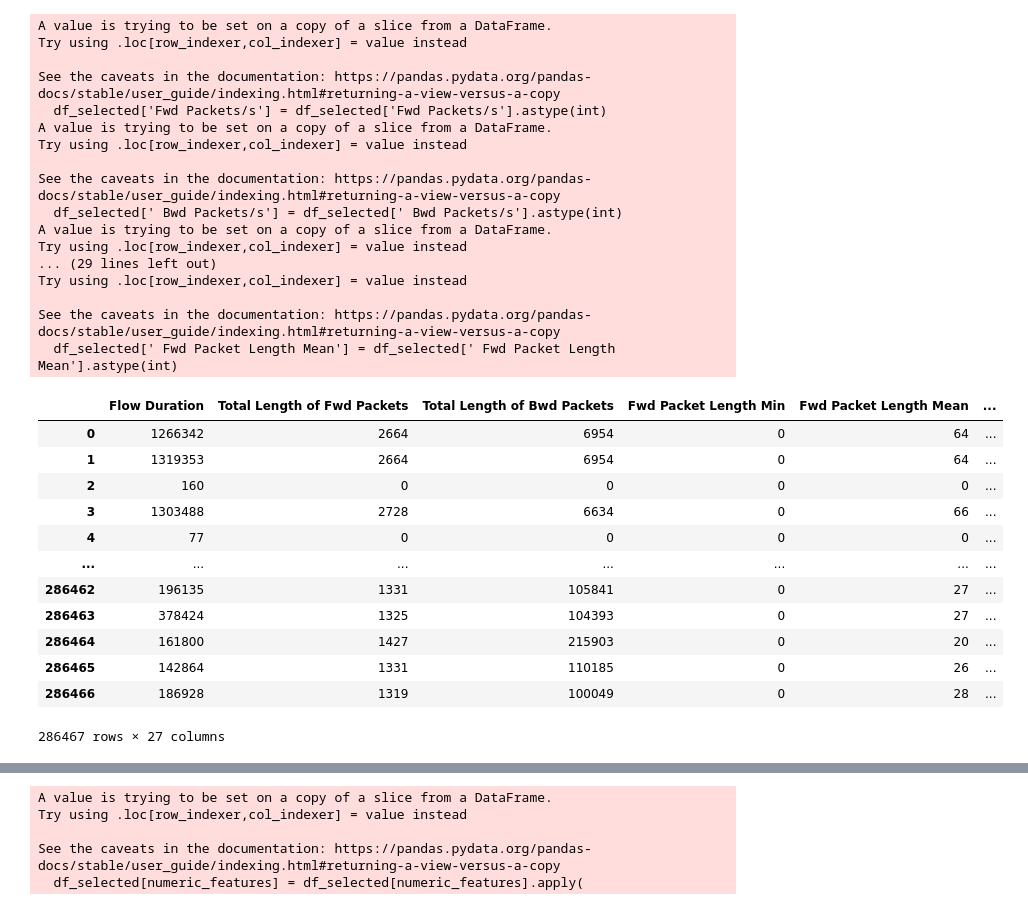
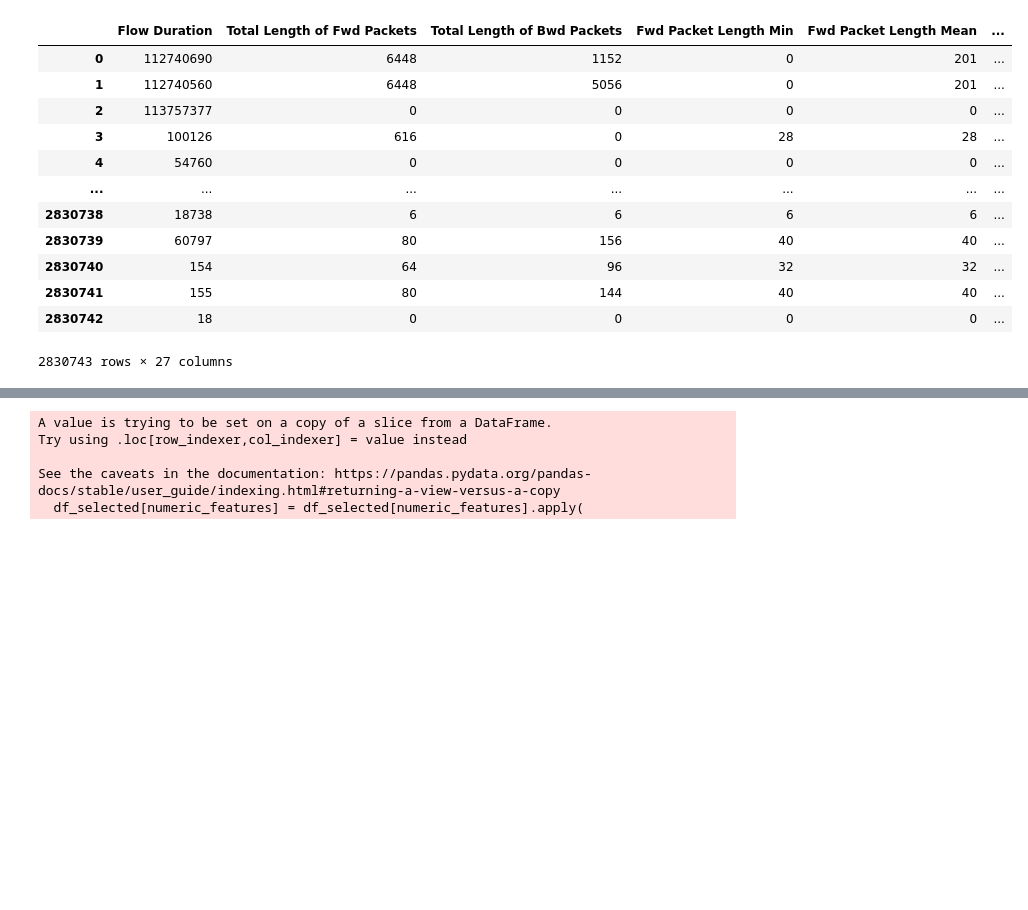
Before and after one commit to johmyzhang/BNN-NIDS, a Jupyter notebook: data_preparation.ipynb, the cells around one changed output, grey strips where cells are left out. Saved outputs shown, nothing was run; the diff lists cells and outputs as text; code cells hidden in the pictures; blank space fills up the shorter version.

```diff
--- a/data_preparation.ipynb
+++ b/data_preparation.ipynb
@@ -2,5 +2,12 @@
 import numpy as np
 import pandas as pd
 # %%
-df = pd.read_csv('data/Friday-WorkingHours-Afternoon-PortScan.pcap_ISCX.csv')
-df
+df1 = pd.read_csv('data/Friday-WorkingHours-Morning.pcap_ISCX.csv')
+df2 = pd.read_csv('data/Friday-WorkingHours-Afternoon-PortScan.pcap_ISCX.csv')
+df3 = pd.read_csv('data/Friday-WorkingHours-Afternoon-DDos.pcap_ISCX.csv')
+df4 = pd.read_csv('data/Thursday-WorkingHours-Morning-WebAttacks.pcap_ISCX.csv')
+df5 = pd.read_csv('data/Thursday-WorkingHours-Afternoon-Infilteration.pcap_ISCX.csv')
+df6 = pd.read_csv('data/Tuesday-WorkingHours.pcap_ISCX.csv')
+df7 = pd.read_csv('data/Wednesday-WorkingHours.pcap_ISCX.csv')
+df8 = pd.read_csv('data/Monday-WorkingHours.pcap_ISCX.csv')
+df = pd.concat([df1, df2, df3, df4, df5, df6, df7, df8], ignore_index=True)
@@ -49,47 +42,30 @@ selected_headers = [
     ' Label'  # Assuming you need the label column for classification
 ]
 # %%
-df_selected = df[selected_headers]
-df_selected['Fwd Packets/s'] = df_selected['Fwd Packets/s'].astype(int)
-df_selected[' Bwd Packets/s'] = df_selected[' Bwd Packets/s'].astype(int)
-df_selected[' Bwd IAT Mean'] = df_selected[' Bwd IAT Mean'].astype(int)
-df_selected[' Fwd IAT Mean'] = df_selected[' Fwd IAT Mean'].astype(int)
-df_selected[' Flow IAT Std'] = df_selected[' Flow IAT Std'].astype(int)
-df_selected[' Flow IAT Mean'] = df_selected[' Flow IAT Mean'].astype(int)
-df_selected['Active Mean'] = df_selected['Active Mean'].astype(int)
-df_selected[' Bwd Packet Length Std'] = df_selected[' Bwd Packet Length Std'].astype(int)
-df_selected[' Fwd Packet Length Mean'] = df_selected[' Fwd Packet Length Mean'].astype(int)
+df = df[selected_headers]
+df['Fwd Packets/s'] = df['Fwd Packets/s'].astype(int)
+df[' Bwd Packets/s'] = df[' Bwd Packets/s'].astype(int)
+df[' Bwd IAT Mean'] = df[' Bwd IAT Mean'].astype(int)
+df[' Fwd IAT Mean'] = df[' Fwd IAT Mean'].astype(int)
+df[' Flow IAT Std'] = df[' Flow IAT Std'].astype(int)
+df[' Flow IAT Mean'] = df[' Flow IAT Mean'].astype(int)
+df['Active Mean'] = df['Active Mean'].astype(int)
+df[' Bwd Packet Length Std'] = df[' Bwd Packet Length Std'].astype(int)
+df[' Fwd Packet Length Mean'] = df[' Fwd Packet Length Mean'].astype(int)
 
-df_selected
+df
 # %% [output]
+|  | Flow Duration | Total Length of Fwd Packets | Total Length of Bwd Packets | Fwd Packet Length Min | Fwd Packet Length Mean | ... |
+| 0 | 112740690 | 6448 | 1152 | 0 | 201 | ... |
+| 1 | 112740560 | 6448 | 5056 | 0 | 201 | ... |
+| 2 | 113757377 | 0 | 0 | 0 | 0 | ... |
+| 3 | 100126 | 616 | 0 | 28 | 28 | ... |
+| 4 | 54760 | 0 | 0 | 0 | 0 | ... |
+| ... | ... | ... | ... | ... | ... | ... |
+| 2830738 | 18738 | 6 | 6 | 6 | 6 | ... |
+| 2830739 | 60797 | 80 | 156 | 40 | 40 | ... |
+| 2830740 | 154 | 64 | 96 | 32 | 32 | ... |
+| 2830741 | 155 | 80 | 144 | 40 | 40 | ... |
+| 2830742 | 18 | 0 | 0 | 0 | 0 | ... |
-A value is trying to be set on a copy of a slice from a DataFrame.
-Try using .loc[row_indexer,col_indexer] = value instead
-
-See the caveats in the documentation: https://pandas.pydata.org/pandas-docs/stable/user_guide/indexing.html#returning-a-view-versus-a-copy
-  df_selected['Fwd Packets/s'] = df_selected['Fwd Packets/s'].astype(int)
-A value is trying to be set on a copy of a slice from a DataFrame.
-Try using .loc[row_indexer,col_indexer] = value instead
-
-See the caveats in the documentation: https://pandas.pydata.org/pandas-docs/stable/user_guide/indexing.html#returning-a-view-versus-a-copy
-  df_selected[' Bwd Packets/s'] = df_selected[' Bwd Packets/s'].astype(int)
-A value is trying to be set on a copy of a slice from a DataFrame.
-Try using .loc[row_indexer,col_indexer] = value instead
-... (29 lines left out)
-Try using .loc[row_indexer,col_indexer] = value instead
-
-See the caveats in the documentation: https://pandas.pydata.org/pandas-docs/stable/user_guide/indexing.html#returning-a-view-versus-a-copy
-  df_selected[' Fwd Packet Length Mean'] = df_selected[' Fwd Packet Length Mean'].astype(int)
+2830743 rows × 27 columns
-|  | Flow Duration | Total Length of Fwd Packets | Total Length of Bwd Packets | Fwd Packet Length Min | Fwd Packet Length Mean | ... |
-| 0 | 1266342 | 2664 | 6954 | 0 | 64 | ... |
-| 1 | 1319353 | 2664 | 6954 | 0 | 64 | ... |
-| 2 | 160 | 0 | 0 | 0 | 0 | ... |
-| 3 | 1303488 | 2728 | 6634 | 0 | 66 | ... |
-| 4 | 77 | 0 | 0 | 0 | 0 | ... |
-| ... | ... | ... | ... | ... | ... | ... |
-| 286462 | 196135 | 1331 | 105841 | 0 | 27 | ... |
-| 286463 | 378424 | 1325 | 104393 | 0 | 27 | ... |
-| 286464 | 161800 | 1427 | 215903 | 0 | 20 | ... |
-| 286465 | 142864 | 1331 | 110185 | 0 | 26 | ... |
-| 286466 | 186928 | 1319 | 100049 | 0 | 28 | ... |
-286467 rows × 27 columns
 # %%
```
Also changed, not shown: parts of 9 cells of this notebook, 1 other file.
